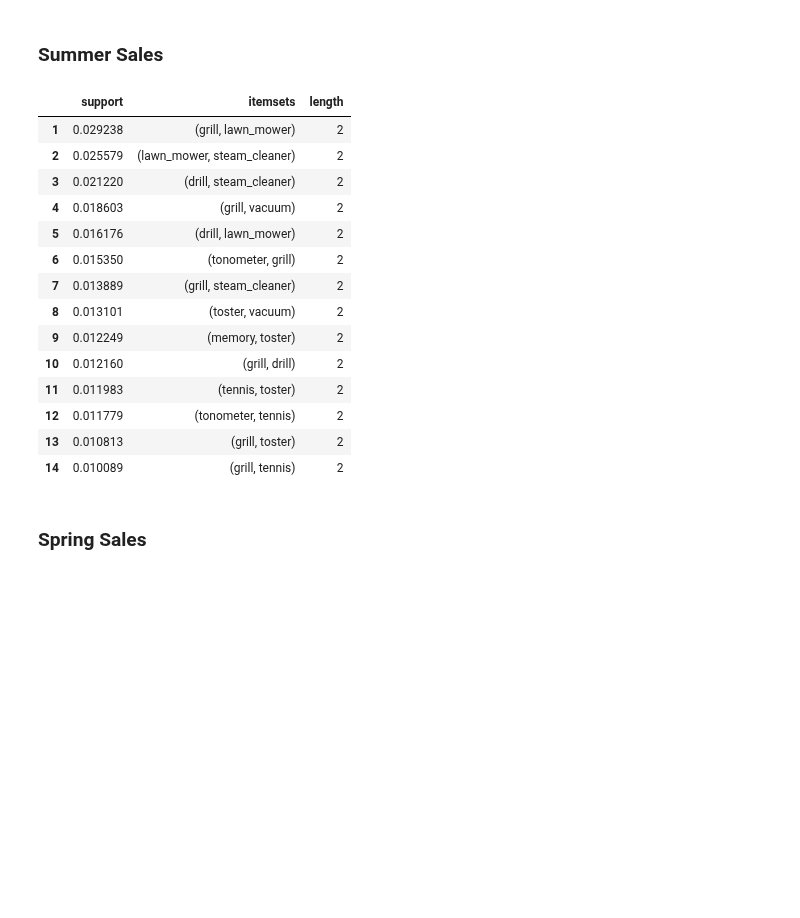
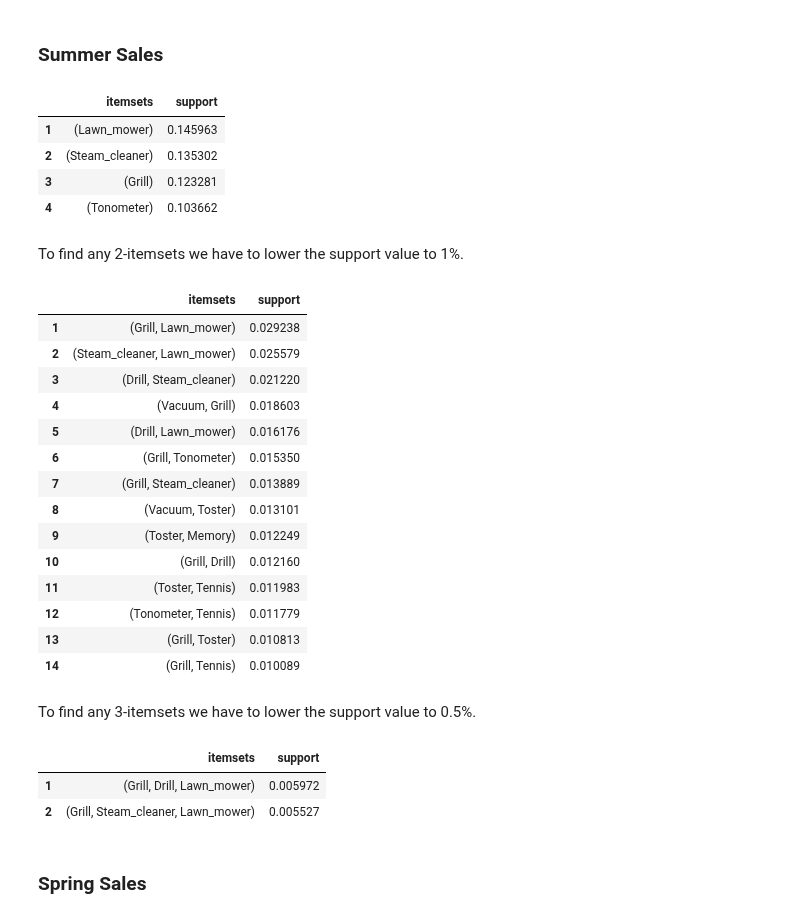
Before and after one commit to flpsantos3/PD_01, a Jupyter notebook: PD_202021_P1.ipynb, the cells around one changed output. Cells and saved outputs as stored; diff of their text form; code cells hidden in the pictures; blank space fills up the shorter version.

```diff
--- a/PD_202021_P1.ipynb
+++ b/PD_202021_P1.ipynb
@@ -692,37 +710,71 @@ spring_clicks[:3]
 # %%
 # Binary Database
 tr_enc = TransactionEncoder()
 trans_array = tr_enc.fit(summer_buys).transform(summer_buys)
 summer_buys_binary = pd.DataFrame(trans_array, columns=tr_enc.columns_)
 
-# FP-Growth
-frequent_summer_buys=fpgrowth(summer_buys_binary, min_support=0.01,use_colnames=True)
+# FP-Growth - support > 10%
+frequent_summer_buys=fpgrowth(summer_buys_binary, min_support=0.1,use_colnames=True)
 frequent_summer_buys['length'] = frequent_summer_buys['itemsets'].apply(lambda x: len(x))
-frequent_summer_buys=frequent_summer_buys.sort_values(by=['length','support'], ascending=False)
-frequent_summer_buys=frequent_summer_buys.reset_index(drop=True)
-frequent_summer_buys.index+=1
 
-# only 2 and 3 itemsets
-itemsets_summer_buys=frequent_summer_buys[frequent_summer_buys['length']>1]
+# only 1 itemsets
+itemsets_summer_buys=frequent_summer_buys[frequent_summer_buys['length']==1]
+itemsets_summer_buys=itemsets_summer_buys.sort_values(by=['support'], ascending=False)
 itemsets_summer_buys=itemsets_summer_buys.reset_index(drop=True)
 itemsets_summer_buys.index+=1
-itemsets_summer_buys
+itemsets_summer_buys[['itemsets', 'support']]
 # %% [output]
-|  | support | itemsets | length |
-| 1 | 0.029238 | (grill, lawn_mower) | 2 |
-| 2 | 0.025579 | (lawn_mower, steam_cleaner) | 2 |
-| 3 | 0.021220 | (drill, steam_cleaner) | 2 |
-| 4 | 0.018603 | (grill, vacuum) | 2 |
-| 5 | 0.016176 | (drill, lawn_mower) | 2 |
-| 6 | 0.015350 | (tonometer, grill) | 2 |
-| 7 | 0.013889 | (grill, steam_cleaner) | 2 |
-| 8 | 0.013101 | (toster, vacuum) | 2 |
-| 9 | 0.012249 | (memory, toster) | 2 |
-| 10 | 0.012160 | (grill, drill) | 2 |
-| 11 | 0.011983 | (tennis, toster) | 2 |
-| 12 | 0.011779 | (tonometer, tennis) | 2 |
-| 13 | 0.010813 | (grill, toster) | 2 |
-| 14 | 0.010089 | (grill, tennis) | 2 |
+|  | itemsets | support |
+| 1 | (Lawn_mower) | 0.145963 |
+| 2 | (Steam_cleaner) | 0.135302 |
+| 3 | (Grill) | 0.123281 |
+| 4 | (Tonometer) | 0.103662 |
+# %% [markdown]
+To find any 2-itemsets we have to lower the support value to 1%.
+# %%
+# FP-Growth
+frequent_summer_buys=fpgrowth(summer_buys_binary, min_support=0.01,use_colnames=True)
+frequent_summer_buys['length'] = frequent_summer_buys['itemsets'].apply(lambda x: len(x))
+
+# only 2-itemsets
+itemsets_summer_buys=frequent_summer_buys[frequent_summer_buys['length']==2]
+itemsets_summer_buys=itemsets_summer_buys.sort_values(by=['support'], ascending=False)
+itemsets_summer_buys=itemsets_summer_buys.reset_index(drop=True)
+itemsets_summer_buys.index+=1
+itemsets_summer_buys[['itemsets', 'support']]
+# %% [output]
+|  | itemsets | support |
+| 1 | (Grill, Lawn_mower) | 0.029238 |
+| 2 | (Steam_cleaner, Lawn_mower) | 0.025579 |
+| 3 | (Drill, Steam_cleaner) | 0.021220 |
+| 4 | (Vacuum, Grill) | 0.018603 |
+| 5 | (Drill, Lawn_mower) | 0.016176 |
+| 6 | (Grill, Tonometer) | 0.015350 |
+| 7 | (Grill, Steam_cleaner) | 0.013889 |
+| 8 | (Vacuum, Toster) | 0.013101 |
+| 9 | (Toster, Memory) | 0.012249 |
+| 10 | (Grill, Drill) | 0.012160 |
+| 11 | (Toster, Tennis) | 0.011983 |
+| 12 | (Tonometer, Tennis) | 0.011779 |
+| 13 | (Grill, Toster) | 0.010813 |
+| 14 | (Grill, Tennis) | 0.010089 |
+# %% [markdown]
+To find any 3-itemsets we have to lower the support value to 0.5%.
+# %%
+# FP-Growth
+frequent_summer_buys=fpgrowth(summer_buys_binary, min_support=0.005,use_colnames=True)
+frequent_summer_buys['length'] = frequent_summer_buys['itemsets'].apply(lambda x: len(x))
+
+# only 3-itemsets
+itemsets_summer_buys=frequent_summer_buys[frequent_summer_buys['length']==3]
+itemsets_summer_buys=itemsets_summer_buys.sort_values(by=['support'], ascending=False)
+itemsets_summer_buys=itemsets_summer_buys.reset_index(drop=True)
+itemsets_summer_buys.index+=1
+itemsets_summer_buys[['itemsets', 'support']]
+# %% [output]
+|  | itemsets | support |
+| 1 | (Grill, Drill, Lawn_mower) | 0.005972 |
+| 2 | (Grill, Steam_cleaner, Lawn_mower) | 0.005527 |
 # %% [markdown]
 ### Spring Sales
 # %%
```
Also changed, not shown: parts of 94 cells of this notebook.
